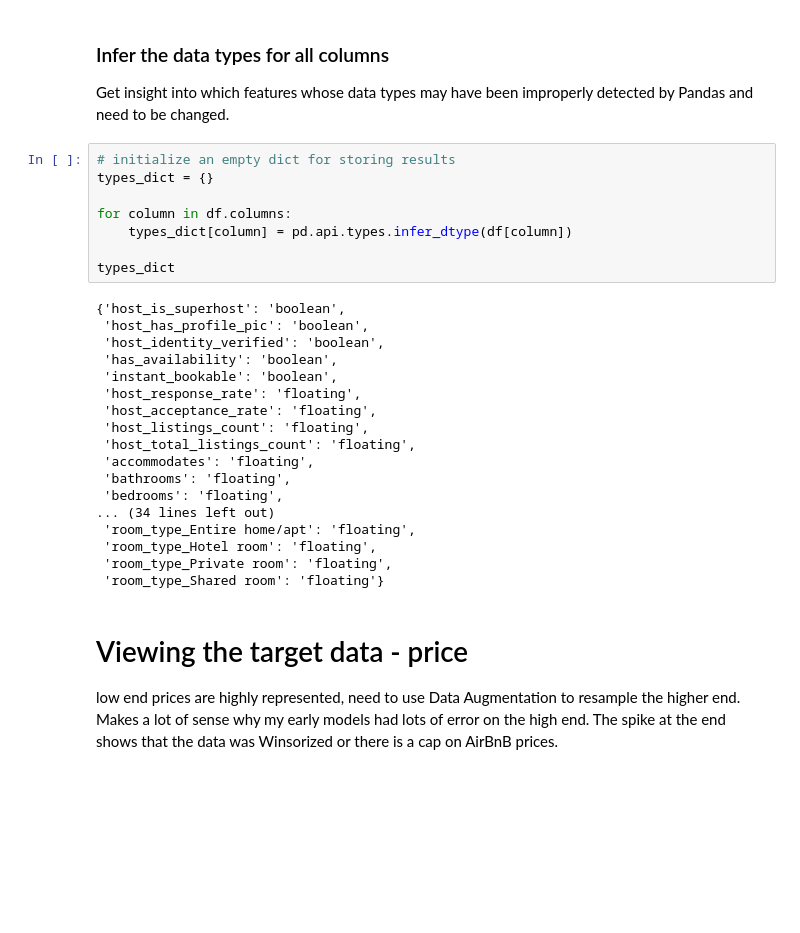
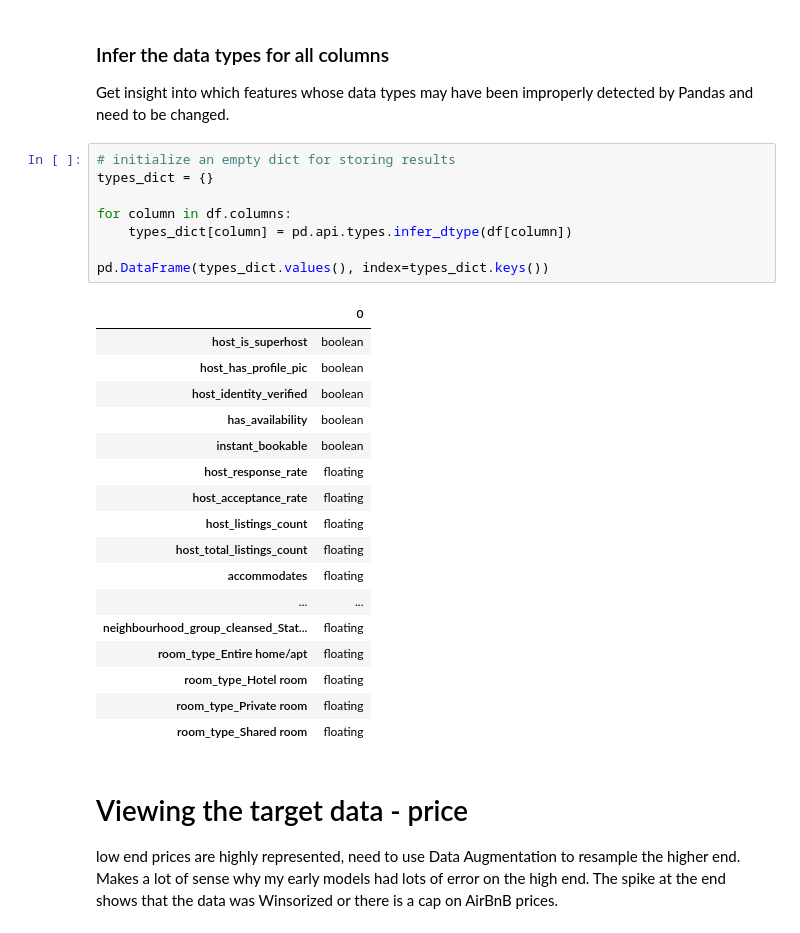
Before and after one commit to THE-MOLECULAR-MAN/portfolio_examples, a Jupyter notebook: python/predicting_airbnb_prices/airbnb_prices_EDA.ipynb, the cells around one changed output. Drawn from its saved outputs; the diff is of its cells as text; blank space fills up the shorter version.

```diff
--- a/python/predicting_airbnb_prices/airbnb_prices_EDA.ipynb
+++ b/python/predicting_airbnb_prices/airbnb_prices_EDA.ipynb
@@ -104,29 +101,29 @@ Get insight into which features whose data types may have been improperly detect
 # %%
 # initialize an empty dict for storing results
 types_dict = {}
 
 for column in df.columns:
     types_dict[column] = pd.api.types.infer_dtype(df[column])
 
-types_dict
+pd.DataFrame(types_dict.values(), index=types_dict.keys())
 # %% [output]
-{'host_is_superhost': 'boolean',
- 'host_has_profile_pic': 'boolean',
- 'host_identity_verified': 'boolean',
- 'has_availability': 'boolean',
- 'instant_bookable': 'boolean',
- 'host_response_rate': 'floating',
- 'host_acceptance_rate': 'floating',
- 'host_listings_count': 'floating',
- 'host_total_listings_count': 'floating',
- 'accommodates': 'floating',
- 'bathrooms': 'floating',
- 'bedrooms': 'floating',
-... (34 lines left out)
- 'room_type_Entire home/apt': 'floating',
- 'room_type_Hotel room': 'floating',
- 'room_type_Private room': 'floating',
- 'room_type_Shared room': 'floating'}
+|  | 0 |
+| host_is_superhost | boolean |
+| host_has_profile_pic | boolean |
+| host_identity_verified | boolean |
+| has_availability | boolean |
+| instant_bookable | boolean |
+| host_response_rate | floating |
+| host_acceptance_rate | floating |
+| host_listings_count | floating |
+| host_total_listings_count | floating |
+| accommodates | floating |
+| ... | ... |
+| neighbourhood_group_cleansed_Stat... | floating |
+| room_type_Entire home/apt | floating |
+| room_type_Hotel room | floating |
+| room_type_Private room | floating |
+| room_type_Shared room | floating |
 # %% [markdown]
 # Viewing the target data - price
 
```
Also changed, not shown: parts of 19 cells of this notebook.
